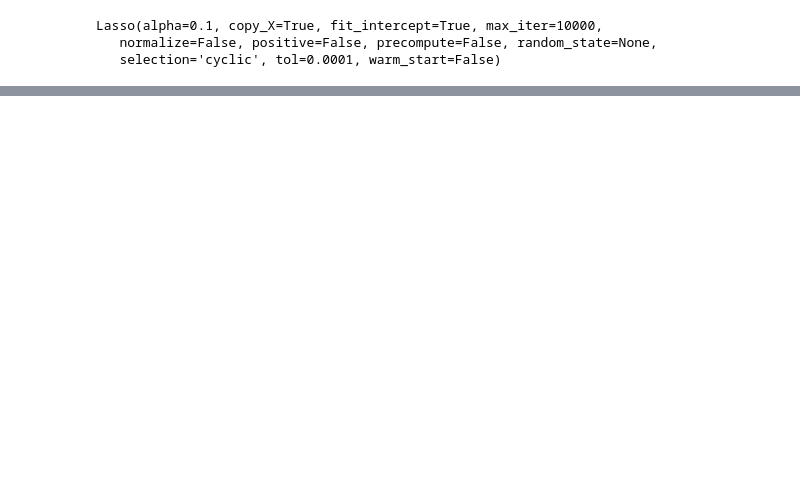
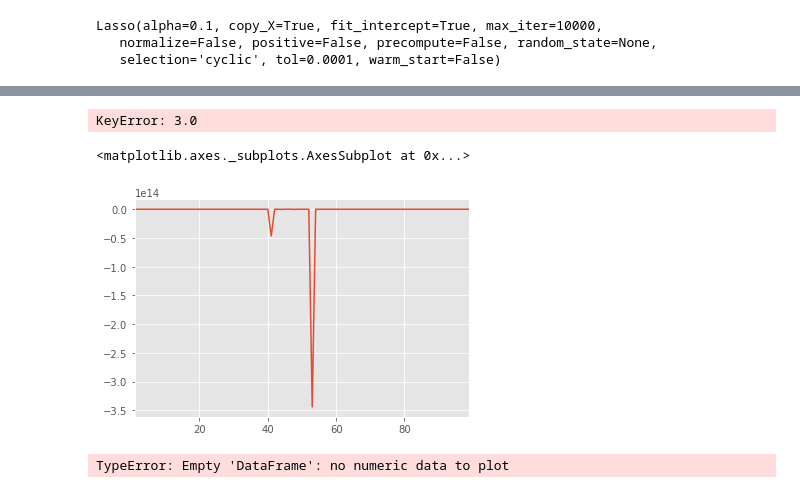
Before and after one commit to tdeason416/ds6371_group, a Jupyter notebook: notebooks/create_dummy_vars.ipynb, the cells around one changed output, grey strips where cells are left out. Drawn from its saved outputs; the diff is of its cells as text; code cells hidden in the pictures; blank space fills up the shorter version.

```diff
--- a/notebooks/create_dummy_vars.ipynb
+++ b/notebooks/create_dummy_vars.ipynb
@@ -88,0 +110,53 @@ codf.plot(figsize=(18,8))
+# %%
+#Find the columns not eliminated by Lasso for each value of Alpha
+keepcols = {}
+lasso_cols = codfs
+# lasso_cols = codfs.drop('alpha')
+for val in np.arange(1,100):
+    keepcols[val] = lasso_cols[lasso_cols[val] > 0].index
+keepcols = pd.Series(keepcols)
+# %% [output]
+KeyError: 3.0
+# %%
+new_idx = rem_terms[(rem_terms.index < 100) & (rem_terms.index.astype(int) == rem_terms.index)]
+keepcols.index = new_idx.values[1:]
+# %%
+train_error = {}
+test_error = {}
+test_score = {}
+train_score = {}
+train_predictions = {}
+test_predictions = {}
+for key, value in keepcols.iteritems():
+    y = hdummy['SalePrice']
+    X = hdummy[value]
+#     X = hdummy.drop('SalePrice', axis=1)
+    Xtr, Xte, ytr, yte = model_selection.train_test_split(X, y, train_size=.80)
+    model = linear_model.LinearRegression(n_jobs=-1)
+#     print(Xtr.shape[1])
+    model.fit(Xtr, ytr)
+    train_predictions[key] = model.predict(Xtr)
+#     train_error[key] = np.sqrt(((train_predictions[key] - ytr) ** 2).sum())
+    train_score[key] = model.score(Xtr, ytr)
+    test_predictions = model.predict(Xte)
+    test_score[key] = model.score(Xte, yte)
+#     test_error[key] = np.sqrt(((test_predictions[key] - yte) ** 2).sum())
+# %%
+test_score = pd.Series(test_score)
+train_score = pd.Series(test_score)
+
+fig, ax = plt.subplots(figsize=(12,6))
+ax.plot(train_score)
+# ax.plot(test_score)
+# ax.plot(train_error)
+# ax.plot(np.arange(test_error.size), test_error.sort_values())
+# ax.plot(np.arange(test_error.size), test_error.sort_values().index)
+# %%
+test_score.plot()
+# %% [output]
+<matplotlib.axes._subplots.AxesSubplot at 0x...>
+[figure, added]
+# %%
+pd.Series(test_error).plot()
+# %% [output]
+TypeError: Empty 'DataFrame': no numeric data to plot
```
Also changed, not shown: parts of 13 cells of this notebook, 5 other files.
